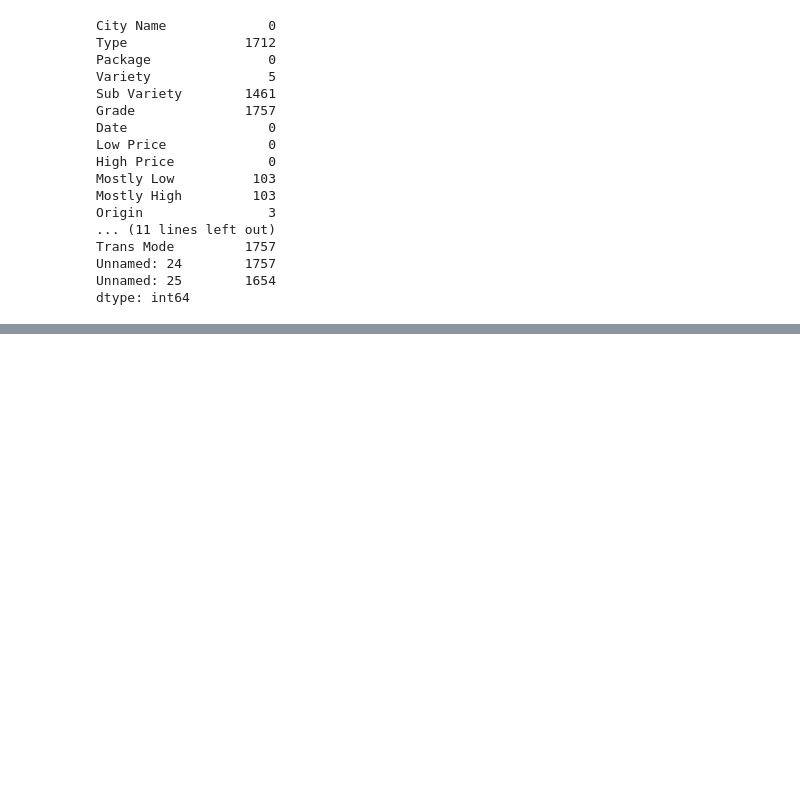
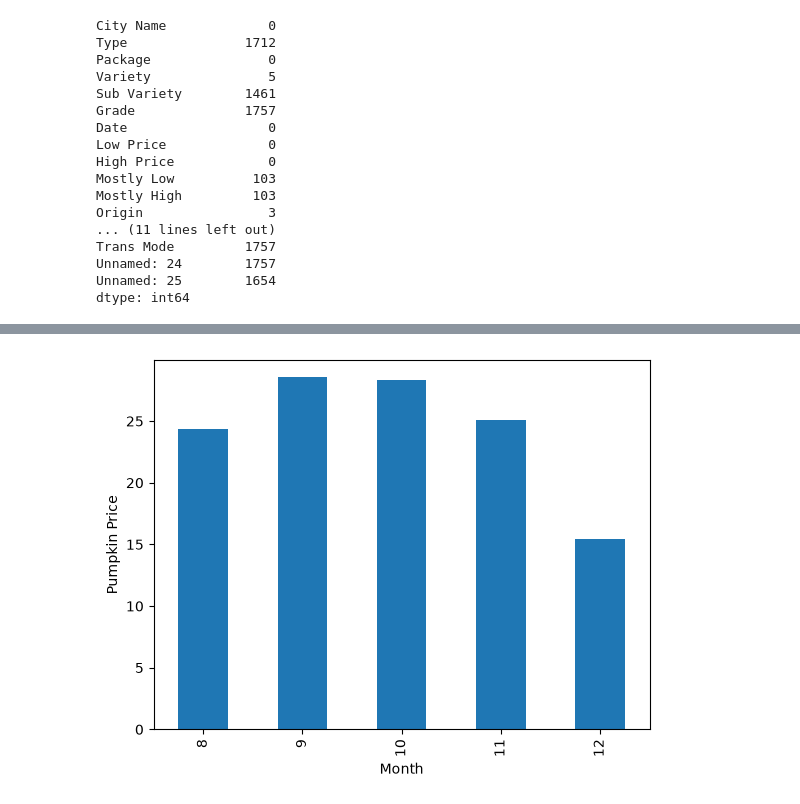
Before and after one commit to Bribrijie/ML-For-Beginners, a Jupyter notebook: translations/zh-CN/2-Regression/2-Data/notebook.ipynb, the cells around one changed output, grey strips where cells are left out. Saved outputs shown, nothing was run; the diff lists cells and outputs as text; code cells hidden in the pictures; blank space fills up the shorter version.

```diff
--- a/translations/zh-CN/2-Regression/2-Data/notebook.ipynb
+++ b/translations/zh-CN/2-Regression/2-Data/notebook.ipynb
@@ -51,0 +262,7 @@ dtype: int64
+# %%
+new_pumpkins.groupby(['Month'])['Price'].mean().plot(kind='bar')
+
+plt.ylabel("Pumpkin Price")
+plt.show()
+# %% [output]
+[figure, added]
```
Also changed, not shown: parts of 36 cells of this notebook, 2 other files.
